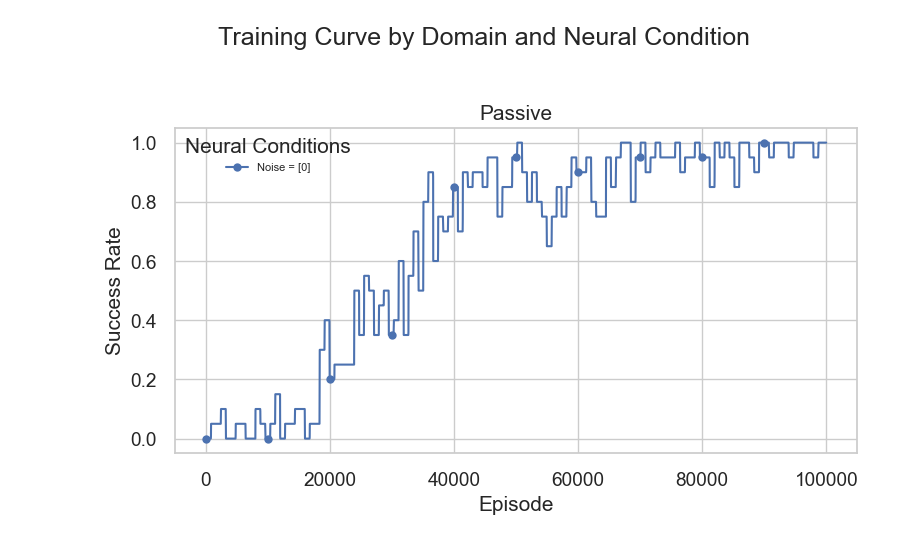
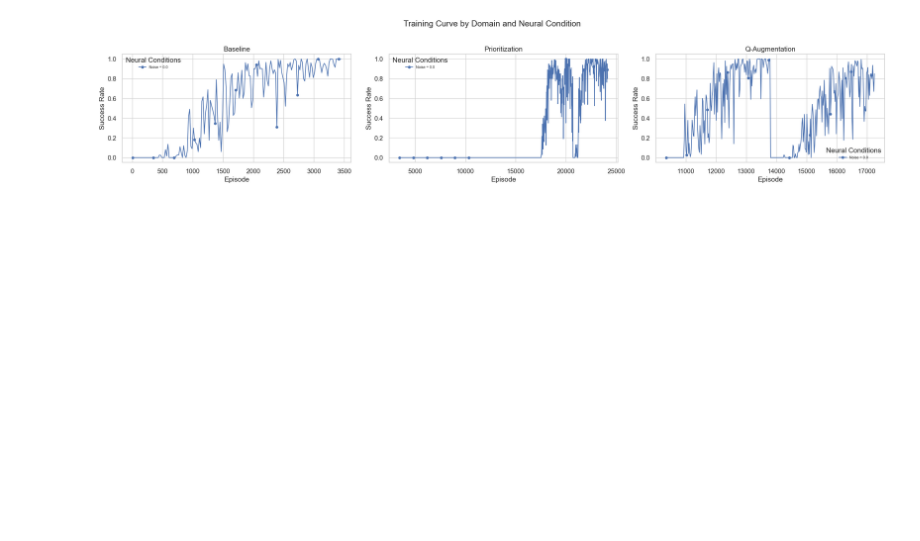
Before and after one commit to your-profile/OfflineNeuroloop, a Jupyter notebook: src/results/visualization-2.ipynb, the cells around one changed output. Drawn from its saved outputs; the diff is of its cells as text; code cells hidden in the pictures; blank space fills up the shorter version.

```diff
--- a/src/results/visualization-2.ipynb
+++ b/src/results/visualization-2.ipynb
@@ -49,12 +69,3 @@ results.columns
 to_plot = "results_success_rate"
 # to_plot = "results_total_reward"
 # to_plot = "results_steps"
-# %%
-# This pulls out the reward array from the string
-def parse_rewards(x):
-    return eval(x) if isinstance(x, str) else list(x)
-results['reward_list'] = results[to_plot].apply(parse_rewards)
-#Explodes the reward_list so that we have a mapping from episode to reward
-exploded = results.explode('reward_list').copy()
-exploded['reward_list'] = exploded['reward_list'].astype(float)
-exploded['episode'] = exploded.groupby(level=0)['reward_list'].cumcount()
@@ -63,16 +148,19 @@ exploded['episode'] = exploded.groupby(level=0)['reward_list'].cumcount()
 # on per-episode mean reward (std averaged within each bucket for the band).
 BUCKET = 20
 
-grouped = exploded.groupby([
-    'parameters_experiment_domain',
-    'parameters_experiment_condition',
+# Mask where temporal shift is greater than 0.0
+filtered = exploded[exploded['parameters_neural_temporal_shift'] <= 0.0].copy()
+
+grouped = filtered.groupby([
+    'parameters_experiment_task',
+    'parameters_mlp_model_noise',
     'episode',
 ])['reward_list'].agg(['mean', 'sem']).reset_index()
 
 grouped['ep_bucket'] = grouped['episode'] // BUCKET
 bucketed = (
     grouped.groupby(
-        ['parameters_experiment_domain', 'parameters_experiment_condition', 'ep_bucket'],
+        ['parameters_experiment_task', 'parameters_mlp_model_noise', 'ep_bucket'],
         as_index=False,
     )
     .agg(
@@ -82,45 +170,46 @@ bucketed = (
     )
 )
 
-combos = bucketed[['parameters_experiment_domain']].drop_duplicates()
+combos = bucketed[['parameters_experiment_task']].drop_duplicates()
 n_plots = len(combos)
 
 fig, axes = plt.subplots(1, n_plots, figsize=(8 * n_plots, 5), sharey=False)
 if n_plots == 1:
     axes = [axes]
 
 for ax, (_, row) in zip(axes, combos.iterrows()):
-    domain = row['parameters_experiment_domain']
-    subset = bucketed[bucketed['parameters_experiment_domain'] == domain]
+    domain = row['parameters_experiment_task']
+    subset = bucketed[bucketed['parameters_experiment_task'] == domain]
 
-    for noise in sorted(subset['parameters_experiment_condition'].unique()):
-        noise_data = subset[subset['parameters_experiment_condition'] == noise].sort_values('episode')
+    for noise in sorted(subset['parameters_mlp_model_noise'].unique()):
+        noise_data = subset[subset['parameters_mlp_model_noise'] == noise].sort_values('episode')
+
         episodes = noise_data['episode']
         mean = noise_data['mean']
         std = noise_data['std']
 
         line, = ax.plot(
             episodes,
             mean,
             marker='o',
             markevery=max(1, len(episodes) // 10),
             label=f'Noise = {noise}',
         )
         ax.fill_between(episodes, mean - std, mean + std, alpha=0.2, color=line.get_color())
 
     ax.set_title(f'{domain}')
     ax.set_xlabel('Episode')
     ax.set_ylabel('Success Rate')
     ax.legend(title='Neural Conditions', fontsize=8)
 
 fig.suptitle(
     f'Training Curve by Domain and Neural Condition',
     y=1.02,
 )
 plt.tight_layout()
 plt.show()
 # %% [output]
-[figure, old version]
+[figure, new version]
 # %%
 # Group by domain, noise, episode
 grouped = exploded.groupby([
```
Also changed, not shown: parts of 8 cells of this notebook, 13 other files.
